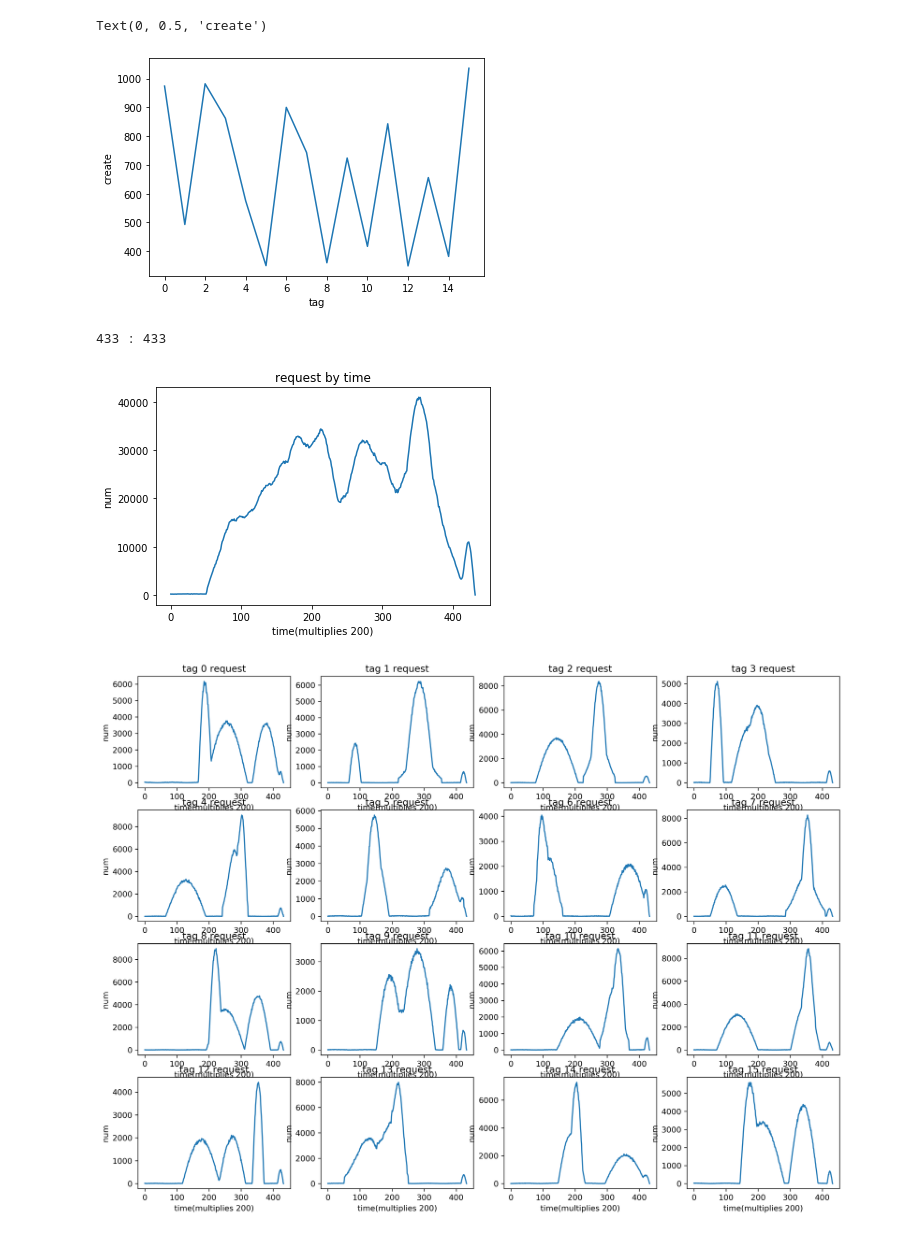
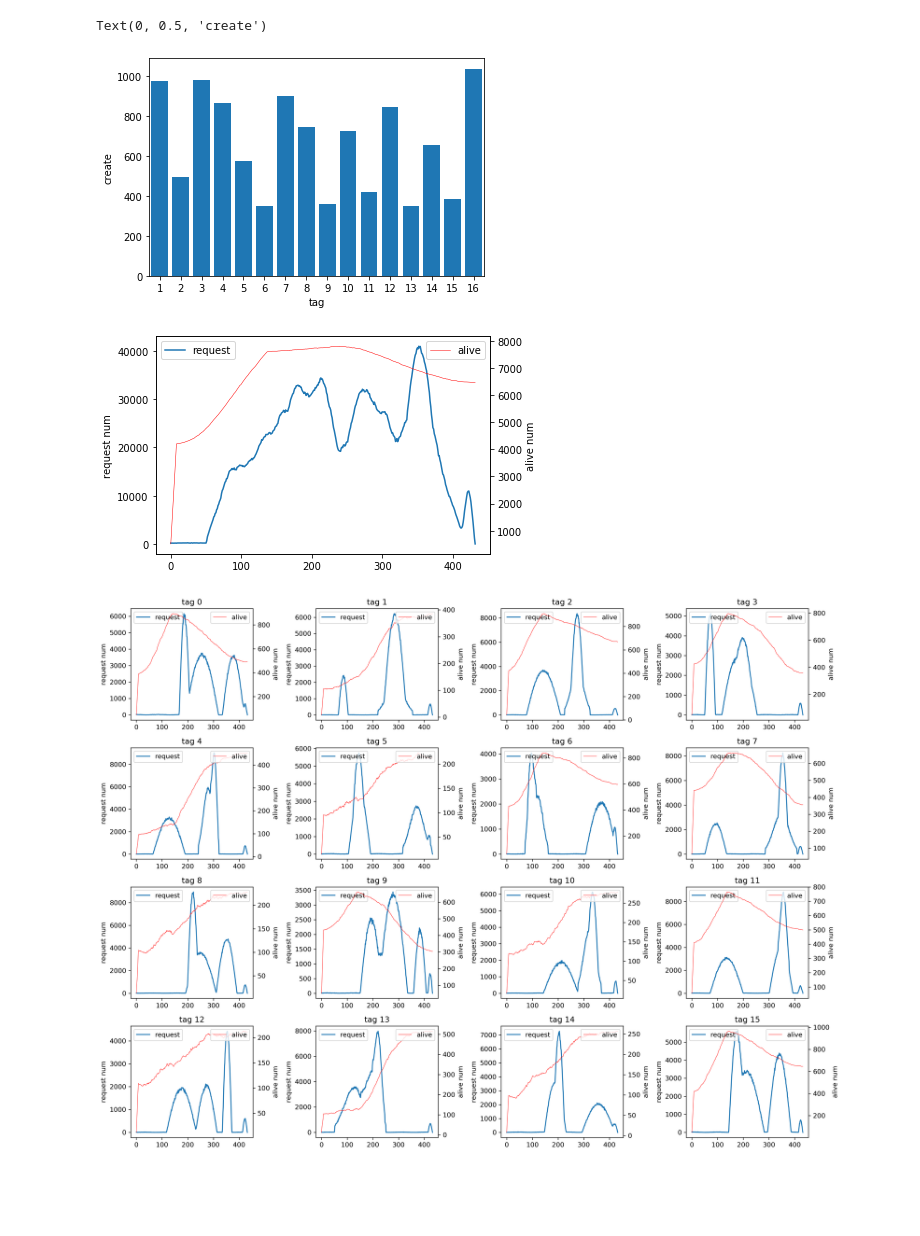
Before and after one commit to thoseJanes/Huawei-CodeCraft-2025, a Jupyter notebook: data/dataInspect.ipynb, the cells around one changed output. Drawn from its saved outputs; the diff is of its cells as text; code cells hidden in the pictures; blank space fills up the shorter version.

```diff
--- a/data/dataInspect.ipynb
+++ b/data/dataInspect.ipynb
@@ -115,43 +164,65 @@ for key,objList in ds.objDict.items():
     assert(maxLen == len(objList))
 
 # 绘制每个tag的总存储对象数量
-taglist = [i for i in range(ds.TAGNUM)]
+taglist = [i+1 for i in range(ds.TAGNUM)]
 data = ds.getNumDivideByTag()
-plt.plot(taglist, data)
+#plt.plot(taglist, data, '.')
+plt.bar(taglist, data)
 plt.xlabel("tag")
+plt.xlim(0.5, ds.TAGNUM+0.5)
+plt.xticks(taglist)
 plt.ylabel("create")
 # %% [output]
 Text(0, 0.5, 'create')
-[figure, old version]
+[figure, new version]
 # %%
-# 绘制每interval个时间步内的请求数量
+# 绘制每interval个时间桶内的请求数量及存储对象累积存活数量
 interval = 200
-btype = 'request'
+tag = ['request', 'alive']
+
 dim = int((ds.TOLTIME-1)/interval)+1
-data = ds.bucketNum(interval, btype)
 timelist = [i for i in range(dim)]
-print(dim, ':' ,len(data))
-assert(dim == len(data))
-plt.plot(timelist, data)
-# 添加标题和标签
-plt.title('request by time')
+
+data = ds.timeBucketNum(interval, tag[0])
+axis1 =  plt.subplot()
+axis1.plot(timelist, data, label = tag[0])
+axis1.set_ylabel('{} num'.format(tag[0]))
+
+data = ds.timeBucketNum(interval, tag[1])
+axis2 = axis1.twinx()
+axis2.plot(timelist, data, 'r-', linewidth=0.5, label = tag[1])
+axis2.set_ylabel('{} num'.format(tag[1]))
+
+axis1.legend(loc = 'upper left')
+axis2.legend(loc = 'upper right')
+
 plt.xlabel('time(multiplies {})'.format(interval))
-plt.ylabel('num')
-plt.show()
+plt.plot()
 
 # 分别绘制每个tag的 每interval个时间步内的请求数量
 plt.figure(figsize=(16, 12), dpi=300)
 for i in range(ds.TAGNUM):
-    plt.subplot(4, 4, i+1)
-    data = ds.tagBucketNum(interval, i+1, btype)
-    plt.plot(timelist, data)
-    plt.title('tag {} request'.format(i))
+    axis1 = plt.subplot(4, 4, i+1)
+    data = ds.timeBucketNumByTag(interval, i+1, tag[0])
+    axis1.plot(timelist, data, label = tag[0])
+    axis1.set_ylabel('{} num'.format(tag[0]))
+
+
+    axis2 = axis1.twinx()
+    data = ds.timeBucketNumByTag(interval, i+1, tag[1])
+    axis2.plot(timelist, data, 'r-', linewidth=0.5, label=tag[1])
+    axis2.set_ylabel('{} num'.format(tag[1]))
+
+    axis1.legend(loc = 'upper left')
+    axis2.legend(loc = 'upper right')
+
+    plt.title('tag {}'.format(i))
     plt.xlabel('time(multiplies {})'.format(interval))
-    plt.ylabel('num')
+    plt.tight_layout()
+    plt.plot()
 # 显示图形
 plt.show()
 # %% [output]
-433 : 433
-[figure, old version]
+[figure, new version]
-[figure, old version]
+[figure, new version]
 # %%
```
Also changed, not shown: parts of 2 cells of this notebook.
